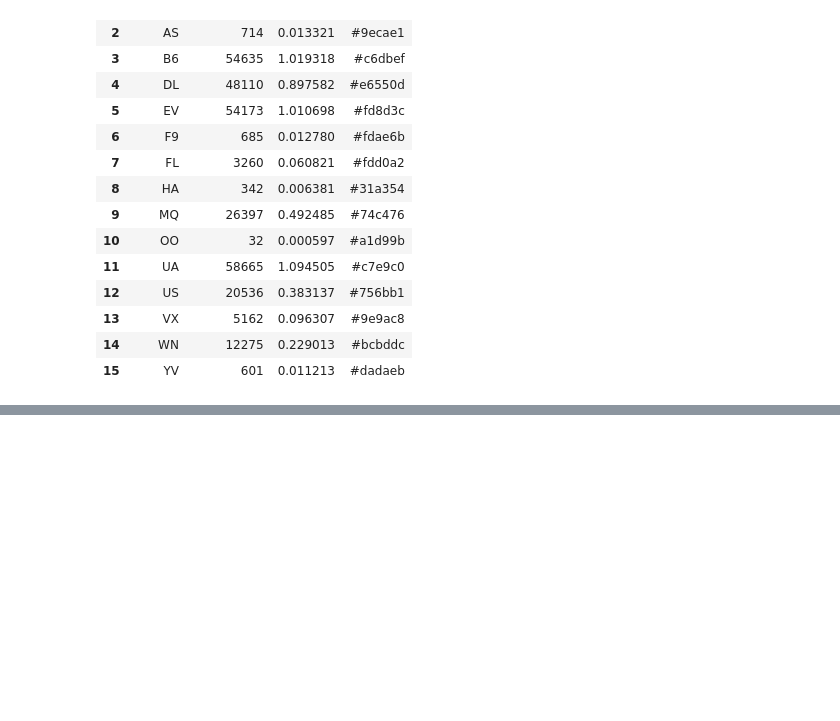
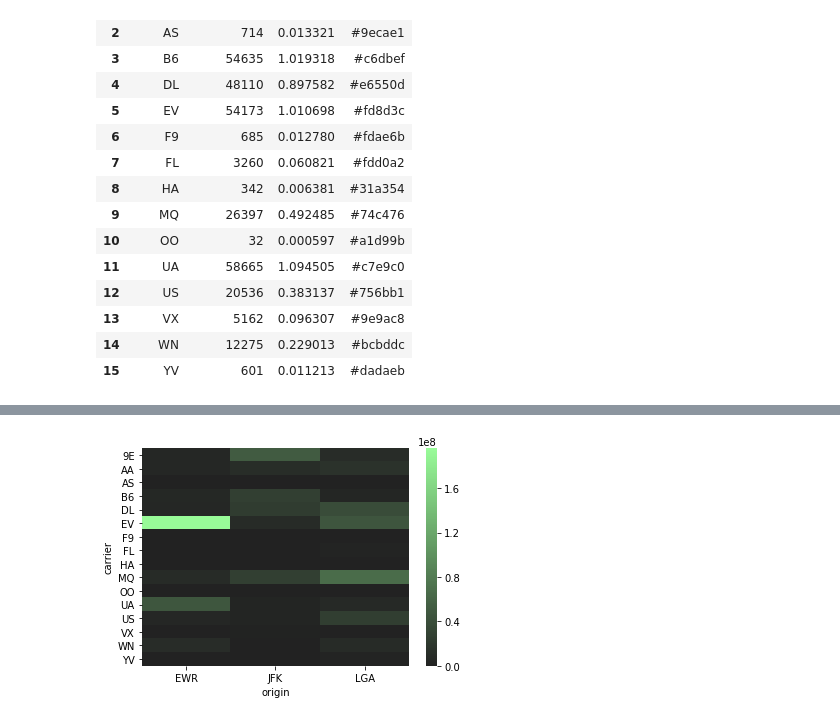
Before and after one commit to Shafin-Thiyam/Data_Science, a Jupyter notebook: 2_NYC-Flight_data/NYF_Exploration.ipynb, the cells around one changed output, grey strips where cells are left out. Cells and saved outputs as stored; diff of their text form; code cells hidden in the pictures; blank space fills up the shorter version.

```diff
--- a/2_NYC-Flight_data/NYF_Exploration.ipynb
+++ b/2_NYC-Flight_data/NYF_Exploration.ipynb
@@ -503,0 +595,6 @@ plt.show()
+# %%
+pal = sns.dark_palette("palegreen", as_cmap=True)
+# %%
+ax = sns.heatmap(fligh, cmap=pal)
+# %% [output]
+[figure, added]
```
Also changed, not shown: parts of 26 cells of this notebook, 1 other file.
